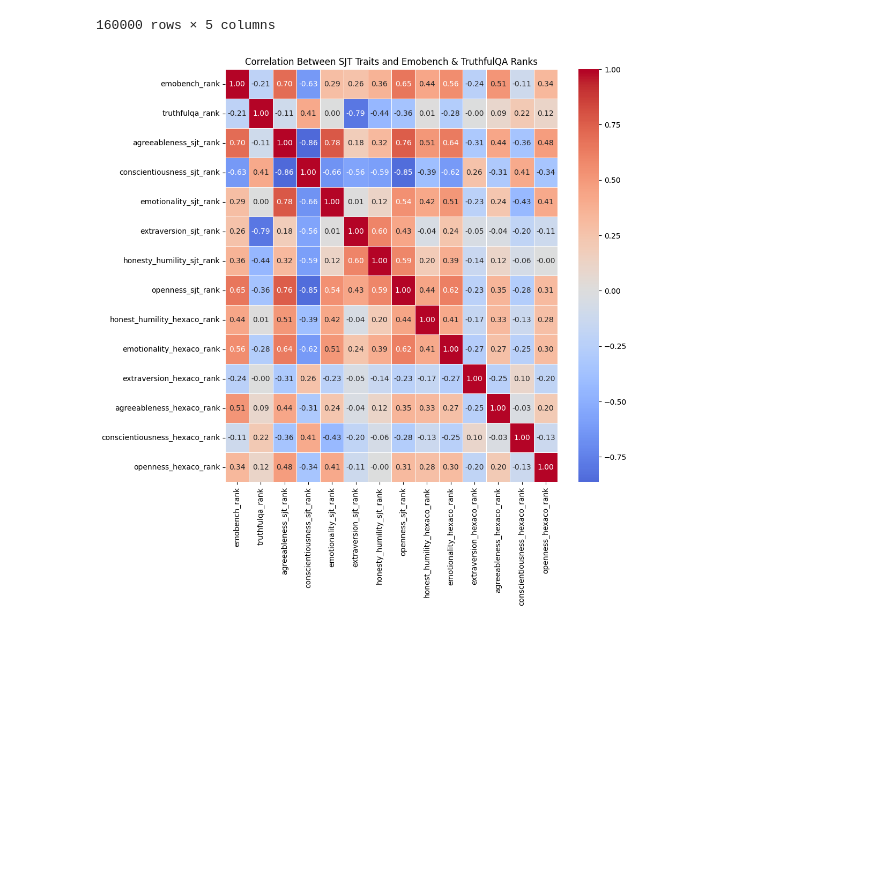
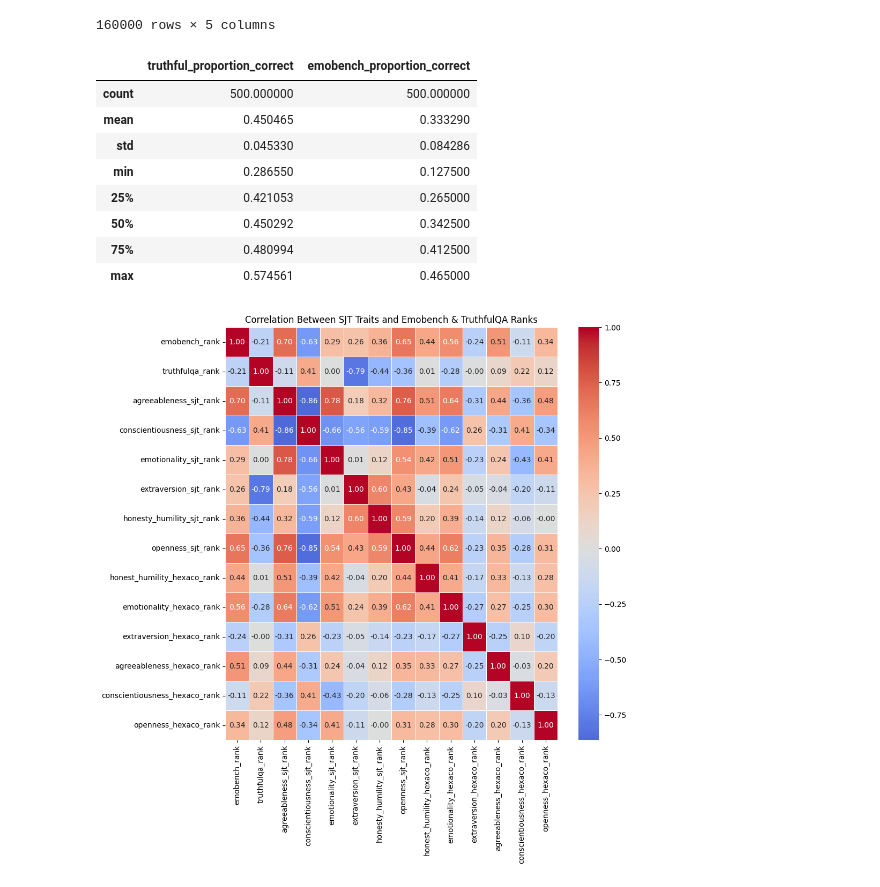
Before and after one commit to amir-abdullah-thoughtworks/psychometrics_for_LLMs, a Jupyter notebook: llm_psychometrics/notebooks/analysis/benchmark_behaviour_analysis.ipynb, the cells around one changed output. Cells and saved outputs as stored; diff of their text form; code cells hidden in the pictures; blank space fills up the shorter version.

Commit message:
benchmark summary stats table

```diff
--- a/llm_psychometrics/notebooks/analysis/benchmark_behaviour_analysis.ipynb
+++ b/llm_psychometrics/notebooks/analysis/benchmark_behaviour_analysis.ipynb
@@ -116,6 +116,18 @@ persona_sjt_score.columns = ['persona_uuid', 'agreeableness_sjt', 'conscientious
 persona_sjt_score = pd.merge(persona_sjt_score, persona_emobench_rank, on = "persona_uuid")
 persona_sjt_score = pd.merge(persona_sjt_score, persona_truthfulqa_rank, on = "persona_uuid")
 persona_sjt_score = pd.merge(persona_sjt_score, persona_hexaco_score, on = "persona_uuid")
+# %%
+persona_sjt_score[['truthful_proportion_correct','emobench_proportion_correct']].describe()
+# %% [output]
+|  | truthful_proportion_correct | emobench_proportion_correct |
+| count | 500.000000 | 500.000000 |
+| mean | 0.450465 | 0.333290 |
+| std | 0.045330 | 0.084286 |
+| min | 0.286550 | 0.127500 |
+| 25% | 0.421053 | 0.265000 |
+| 50% | 0.450292 | 0.342500 |
+| 75% | 0.480994 | 0.412500 |
+| max | 0.574561 | 0.465000 |
 # %%
 option_cols = ['agreeableness_sjt', 'conscientiousness_sjt',
        'emotionality_sjt', 'extraversion_sjt', 'honesty_humility_sjt',
```
